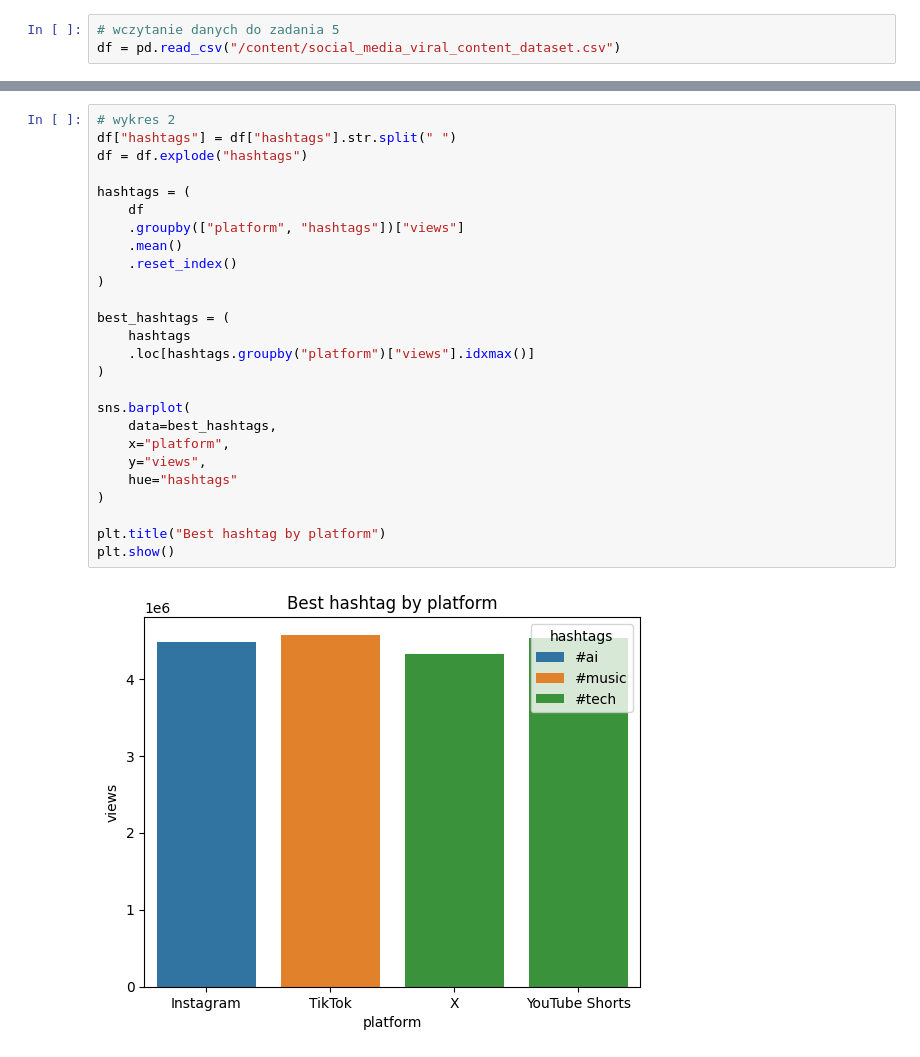
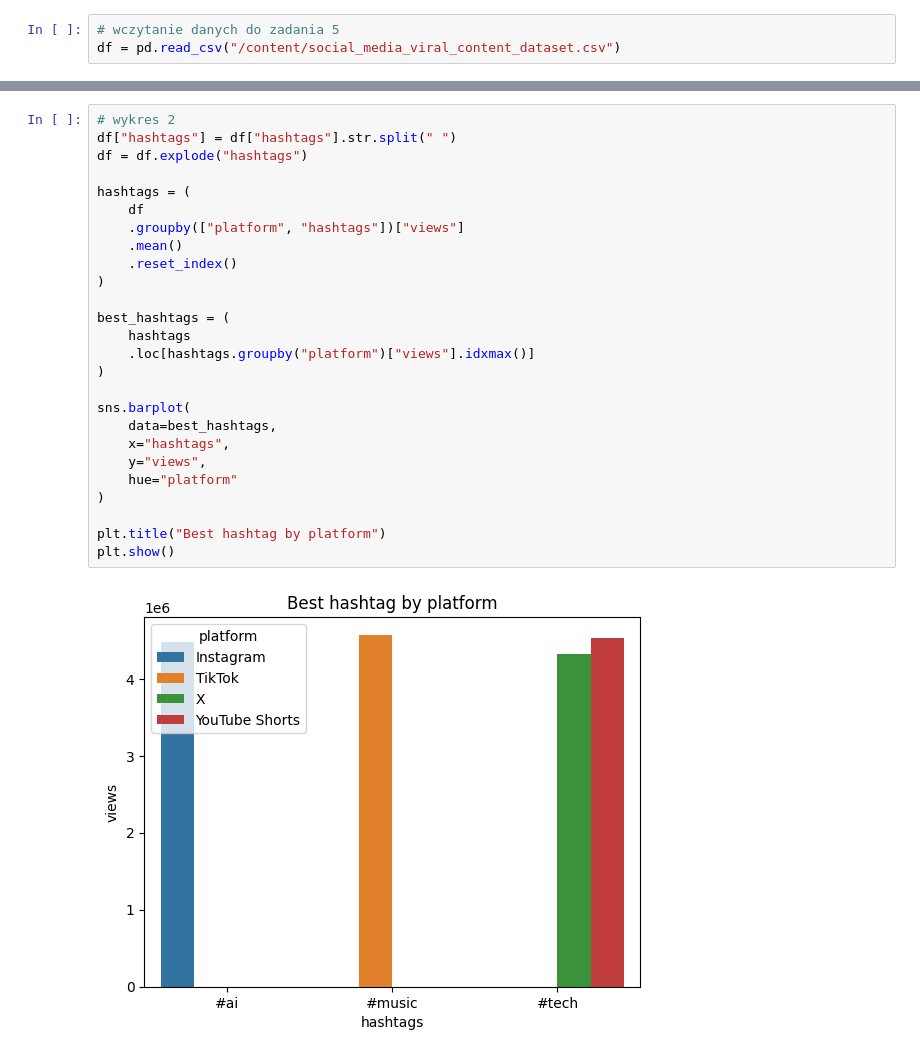
Before and after one commit to Zajecia-na-PWr-LR/lista-1-kub47, a Jupyter notebook: UczenieMaszynowe_25_26_Lista1.ipynb, the cells around one changed output, grey strips where cells are left out. Drawn from its saved outputs; the diff is of its cells as text.

```diff
--- a/UczenieMaszynowe_25_26_Lista1.ipynb
+++ b/UczenieMaszynowe_25_26_Lista1.ipynb
@@ -252,28 +253,28 @@ plt.show()
 # %%
 # wykres 2
 df["hashtags"] = df["hashtags"].str.split(" ")
 df = df.explode("hashtags")
 
 hashtags = (
     df
     .groupby(["platform", "hashtags"])["views"]
     .mean()
     .reset_index()
 )
 
 best_hashtags = (
     hashtags
     .loc[hashtags.groupby("platform")["views"].idxmax()]
 )
 
 sns.barplot(
     data=best_hashtags,
-    x="platform",
+    x="hashtags",
     y="views",
-    hue="hashtags"
+    hue="platform"
 )
 
 plt.title("Best hashtag by platform")
 plt.show()
 # %% [output]
-[figure, old version]
+[figure, new version]
```
Also changed, not shown: parts of 3 cells of this notebook.
